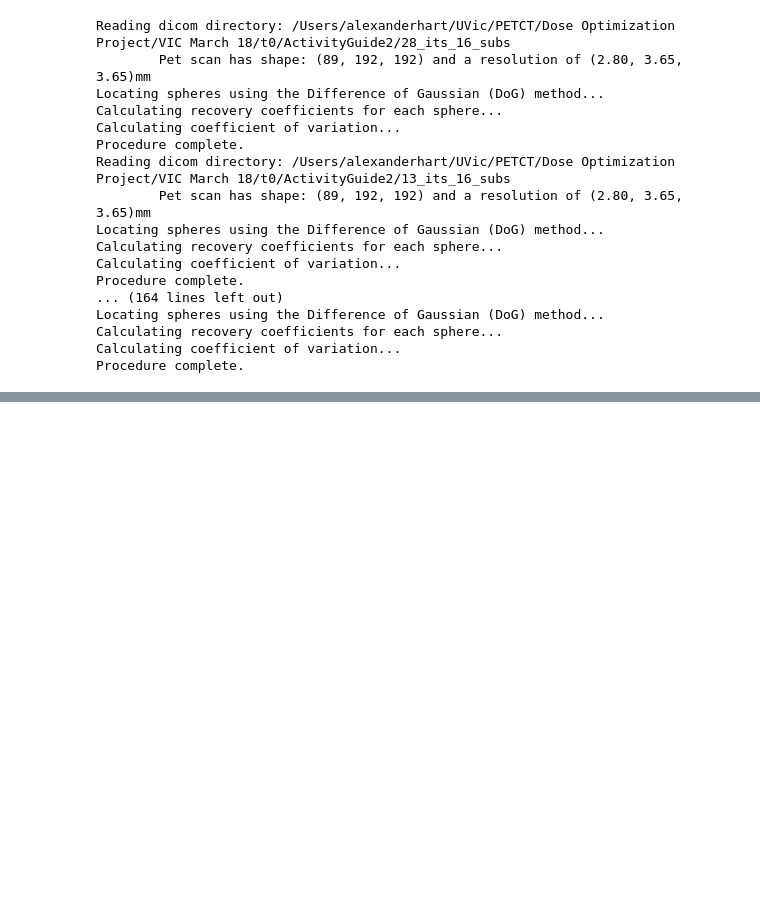
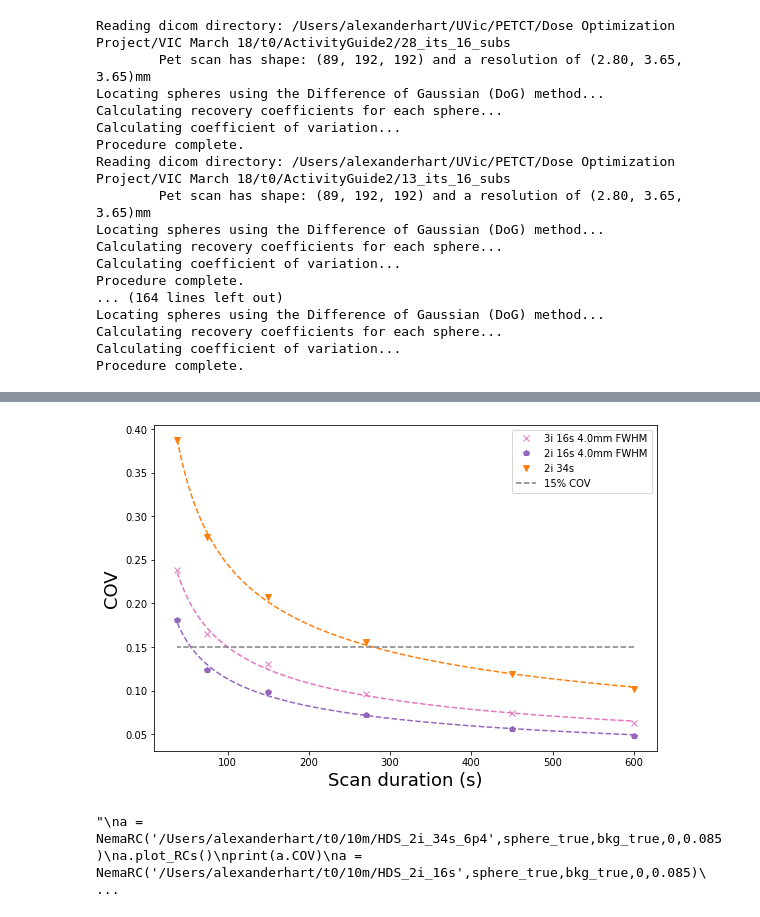
Before and after one commit to devhliu/earl_nema, a Jupyter notebook: analysis.ipynb, the cells around one changed output, grey strips where cells are left out. Cells and saved outputs as stored; diff of their text form; code cells hidden in the pictures; blank space fills up the shorter version.

```diff
--- a/analysis.ipynb
+++ b/analysis.ipynb
@@ -102,0 +270,47 @@ SyntaxError: cannot assign to operator (<ipython-input-50-8e46a0f84fd0>, line 1)
+# %%
+#COV plots
+time = [600,450,270,150,75,38]
+fit_time = np.linspace(38,600,600)
+
+#with 16 subsets and 4mm FWHM each
+cov_3i = [.063,.074,.096,0.130,0.165,0.2387]
+cov_2i = [0.048,0.056,0.072,0.099,0.124,0.1805]
+
+fit_3i = 1.289*fit_time**(-0.467)
+fit_2i = 0.961*fit_time**(-0.464)
+fit_2i_no_filter = 2.2004*fit_time**(-0.477)
+
+threshold = [0.15,0.15,0.15,0.15,0.15,0.15]
+
+plt.figure(figsize=(9,6))
+plt.plot(time,cov_3i,marker='x',linestyle='',color='C6',label='3i 16s 4.0mm FWHM')
+plt.plot(fit_time,fit_3i,marker='',linestyle='--',color='C6')
+plt.plot(time,cov_2i,marker='p',linestyle='',color='C4',label='2i 16s 4.0mm FWHM')
+plt.plot(fit_time,fit_2i,marker='',linestyle='--',color='C4')
+plt.plot(time,cov_2i_nofilter,marker='v',linestyle='',color='C1',label='2i 34s')
+plt.plot(fit_time,fit_2i_no_filter,marker='',linestyle='--',color='C1')
+plt.plot(time,threshold,marker = '',linestyle='--',color='gray',label='15% COV')
+plt.xlabel('Scan duration (s)',fontsize=18)
+plt.ylabel('COV',fontsize=18)
+#plt.legend(['3i 16s 4.0mm FWHM','Power Fit','2i 16s 4.0mm FWHM','Power Fit','2i 34s','Power Fit','15% COV'],fontsize=14)
+plt.legend()
+plt.show()
+# %% [output]
+[figure, added]
+# %%
+#sphere_true = 15.9 #new sphere 'true' activity concentration taken from Horos analysis
+sphere_true = 16.55 #calculated by assuming the largest sphere of the QFX 800 recon has a mean recovery of 0.9 (Kaalep)
+bkg_true = 2.11
+'''
+a = NemaRC('/Users/alexanderhart/t0/10m/HDS_2i_34s_6p4',sphere_true,bkg_true,0,0.085)
+a.plot_RCs()
+print(a.COV)
+a = NemaRC('/Users/alexanderhart/t0/10m/HDS_2i_16s',sphere_true,bkg_true,0,0.085)
+a.plot_spheres()
+a.plot_RCs()
+print(a.COV)
+a.spheres
+a.plot_spheres()
+'''
+# %% [output]
+"\na = NemaRC('/Users/alexanderhart/t0/10m/HDS_2i_34s_6p4',sphere_true,bkg_true,0,0.085)\na.plot_RCs()\nprint(a.COV)\na = NemaRC('/Users/alexanderhart/t0/10m/HDS_2i_16s',sphere_true,bkg_true,0,0.085)\ ...
```
Also changed, not shown: parts of 37 cells of this notebook, 2 other files.
